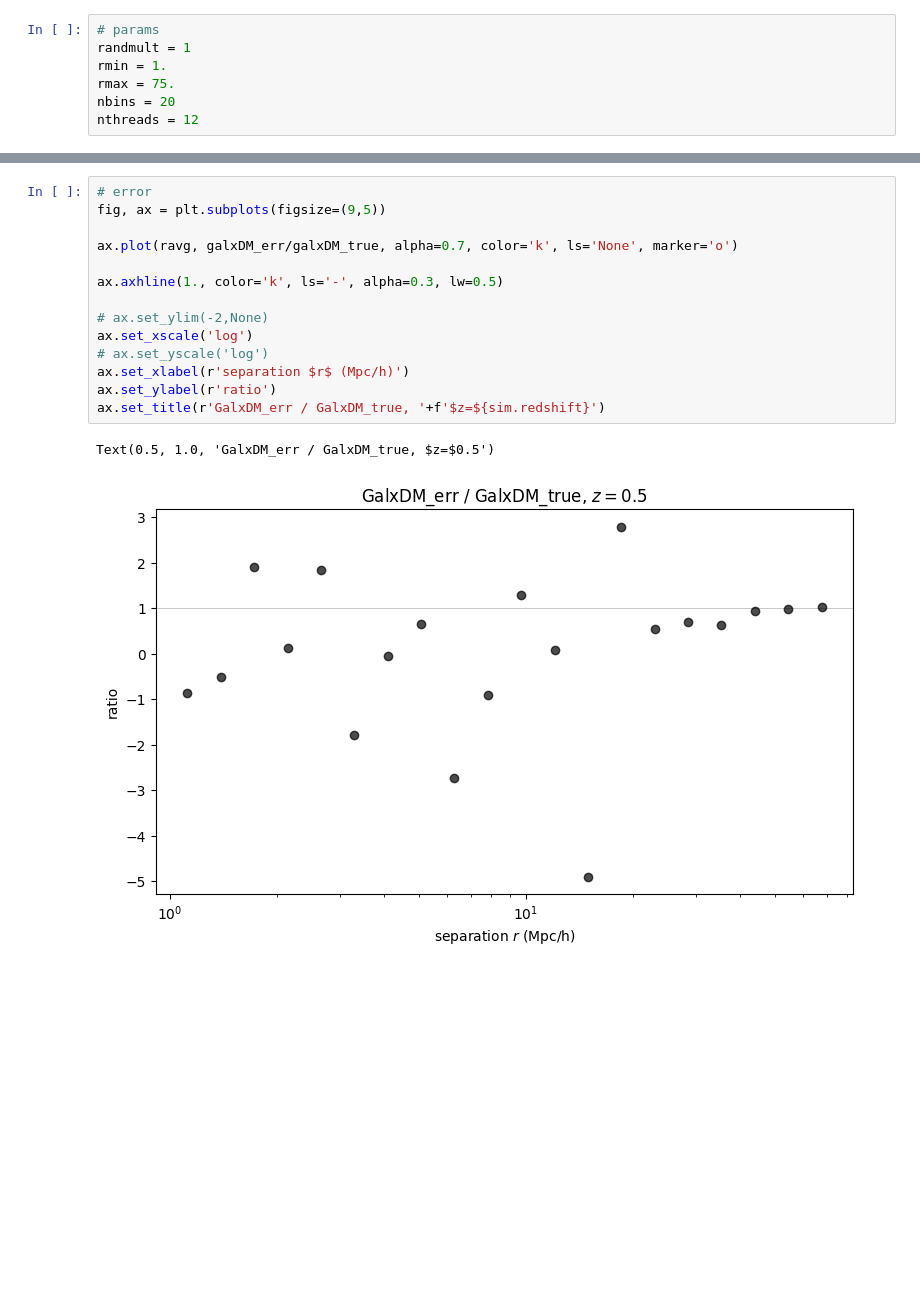
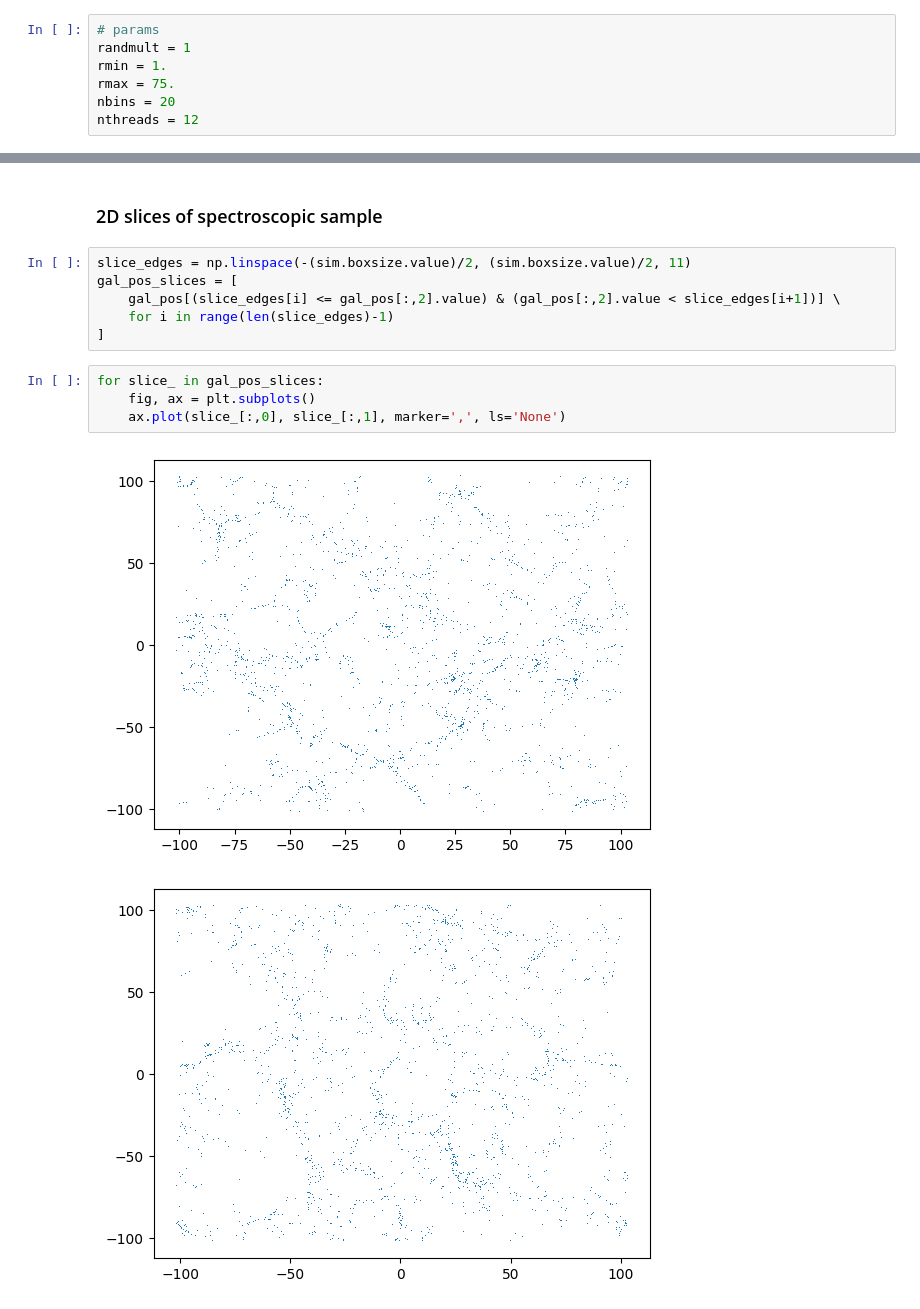
Before and after one commit to abbyw24/small-scale_cross-corrs, a Jupyter notebook: notebooks/xcorrs_with_redshift_err_5-9-23.ipynb, the cells around one changed output, grey strips where cells are left out. Cells and saved outputs as stored; diff of their text form; blank space fills up the shorter version.

```diff
--- a/notebooks/xcorrs_with_redshift_err_5-9-23.ipynb
+++ b/notebooks/xcorrs_with_redshift_err_5-9-23.ipynb
@@ -114,17 +135,15 @@ ax.legend()
-# %%
-# error
-fig, ax = plt.subplots(figsize=(9,5))
-
-ax.plot(ravg, galxDM_err/galxDM_true, alpha=0.7, color='k', ls='None', marker='o')
-
-ax.axhline(1., color='k', ls='-', alpha=0.3, lw=0.5)
-
-# ax.set_ylim(-2,None)
-ax.set_xscale('log')
-# ax.set_yscale('log')
-ax.set_xlabel(r'separation $r$ (Mpc/h)')
-ax.set_ylabel(r'ratio')
-ax.set_title(r'GalxDM_err / GalxDM_true, '+f'$z=${sim.redshift}')
-# %% [output]
-Text(0.5, 1.0, 'GalxDM_err / GalxDM_true, $z=$0.5')
-[figure, removed]
+# %% [markdown]
+### 2D slices of spectroscopic sample
+# %%
+slice_edges = np.linspace(-(sim.boxsize.value)/2, (sim.boxsize.value)/2, 11)
+gal_pos_slices = [
+    gal_pos[(slice_edges[i] <= gal_pos[:,2].value) & (gal_pos[:,2].value < slice_edges[i+1])] \
+    for i in range(len(slice_edges)-1)
+]
+# %%
+for slice_ in gal_pos_slices:
+    fig, ax = plt.subplots()
+    ax.plot(slice_[:,0], slice_[:,1], marker=',', ls='None')
+# %% [output]
+[figure, added]
+[figure, added]
```
Also changed, not shown: parts of 6 cells of this notebook, 2 other files.
